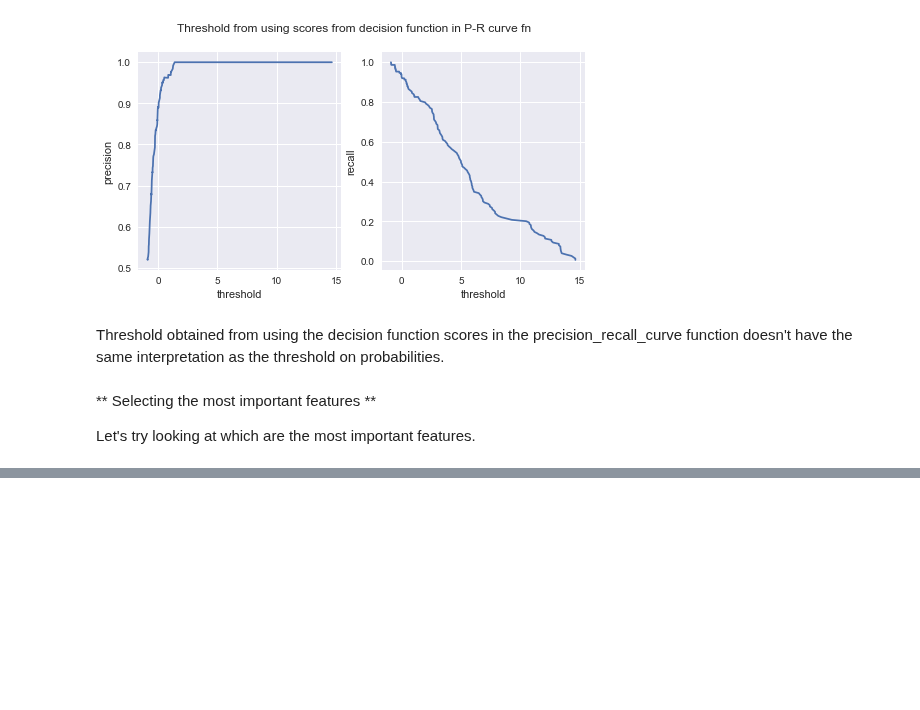
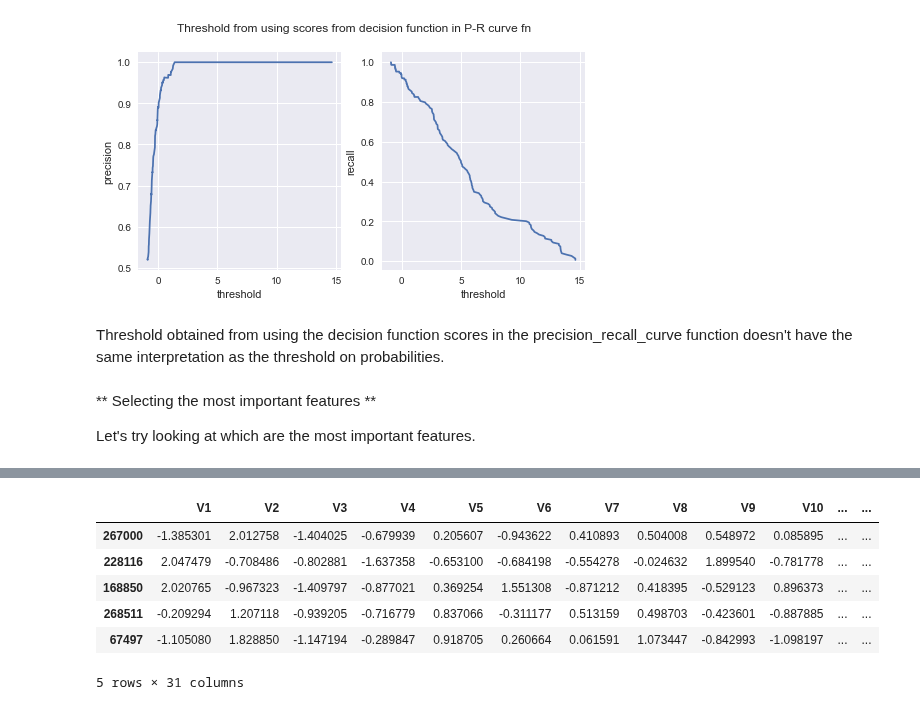
Before and after one commit to sushant2811/CreditCardFraudDetection, a Jupyter notebook: CreditCardFraudDetection.ipynb, the cells around one changed output, grey strips where cells are left out. Drawn from its saved outputs; the diff is of its cells as text; code cells hidden in the pictures; blank space fills up the shorter version.

```diff
--- a/CreditCardFraudDetection.ipynb
+++ b/CreditCardFraudDetection.ipynb
@@ -1156,0 +1213,14 @@ Let's try looking at which are the most important features.
+# %%
+UnderSampleNormalTransaction = NormalTransaction.sample(n = FraudTransaction.shape[0])
+# %%
+UnderSampleNormalPlusFraud = pd.concat([UnderSampleNormalTransaction, FraudTransaction])
+# %%
+UnderSampleNormalPlusFraud.head()
+# %% [output]
+|  | V1 | V2 | V3 | V4 | V5 | V6 | V7 | V8 | V9 | V10 | ... | ... |
+| 267000 | -1.385301 | 2.012758 | -1.404025 | -0.679939 | 0.205607 | -0.943622 | 0.410893 | 0.504008 | 0.548972 | 0.085895 | ... | ... |
+| 228116 | 2.047479 | -0.708486 | -0.802881 | -1.637358 | -0.653100 | -0.684198 | -0.554278 | -0.024632 | 1.899540 | -0.781778 | ... | ... |
+| 168850 | 2.020765 | -0.967323 | -1.409797 | -0.877021 | 0.369254 | 1.551308 | -0.871212 | 0.418395 | -0.529123 | 0.896373 | ... | ... |
+| 268511 | -0.209294 | 1.207118 | -0.939205 | -0.716779 | 0.837066 | -0.311177 | 0.513159 | 0.498703 | -0.423601 | -0.887885 | ... | ... |
+| 67497 | -1.105080 | 1.828850 | -1.147194 | -0.289847 | 0.918705 | 0.260664 | 0.061591 | 1.073447 | -0.842993 | -1.098197 | ... | ... |
+5 rows × 31 columns
```
Also changed, not shown: parts of 10 cells of this notebook, 1 other file.
